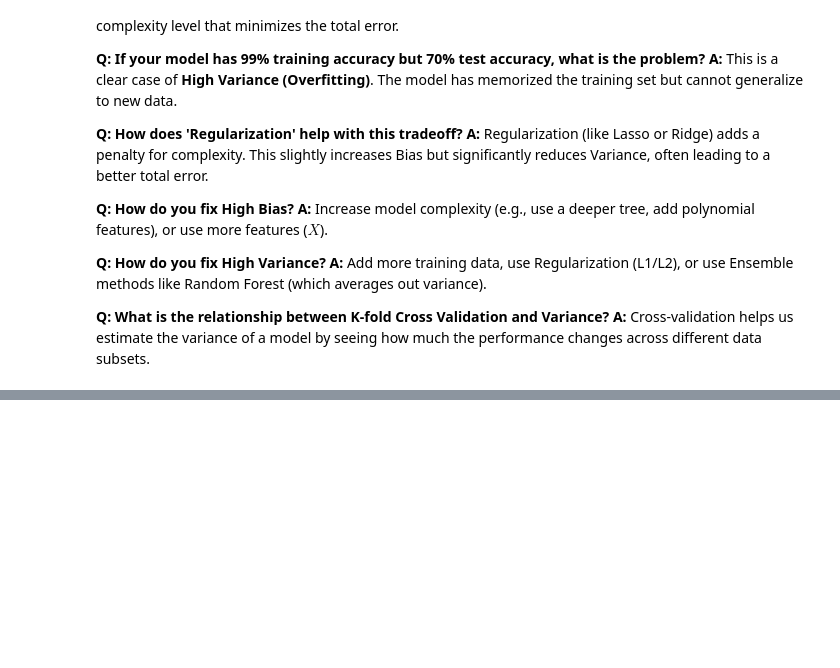
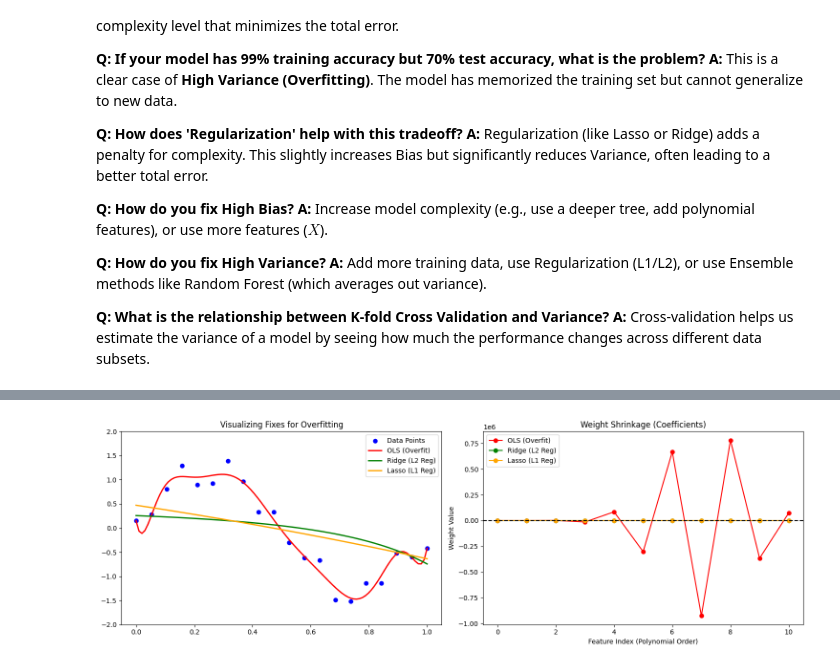
Before and after one commit to rsys-adsingh/Machine-Learning, a Jupyter notebook: study/Chapter_4.ipynb, the cells around one changed output, grey strips where cells are left out. Drawn from its saved outputs; the diff is of its cells as text; code cells hidden in the pictures; blank space fills up the shorter version.

```diff
--- a/study/Chapter_4.ipynb
+++ b/study/Chapter_4.ipynb
@@ -971,0 +1147,49 @@ plt.show()
+# %%
+import numpy as np
+import matplotlib.pyplot as plt
+from sklearn.linear_model import Ridge, Lasso, LinearRegression
+from sklearn.preprocessing import PolynomialFeatures
+
+# 1. Setup Data with a clear 'signal' and 'noise'
+np.random.seed(42)
+X_val = np.linspace(0, 1, 20).reshape(-1, 1)
+y_val = np.sin(2 * np.pi * X_val).ravel() + np.random.normal(0, 0.3, X_val.shape[0])
+
+# 2. Fit models with Degree 10 Polynomials
+poly = PolynomialFeatures(degree=10)
+X_poly = poly.fit_transform(X_val)
+
+models = [
+    ('OLS (Overfit)', LinearRegression(), 'red'),
+    ('Ridge (L2 Reg)', Ridge(alpha=10), 'green'),
+    ('Lasso (L1 Reg)', Lasso(alpha=0.1), 'orange')
+]
+
+plt.figure(figsize=(15, 5))
+
+# Subplot 1: Predictions
+plt.subplot(1, 2, 1)
+plt.scatter(X_val, y_val, color='blue', label='Data Points')
+X_range = np.linspace(0, 1, 100).reshape(-1, 1)
+for name, model, color in models:
+    model.fit(X_poly, y_val)
+    y_plot = model.predict(poly.transform(X_range))
+    plt.plot(X_range, y_plot, label=name, color=color, linewidth=2)
+plt.ylim(-2, 2)
+plt.title("Visualizing Fixes for Overfitting")
+plt.legend()
+
+# Subplot 2: Coefficient Magnitude (The 'Why')
+plt.subplot(1, 2, 2)
+for name, model, color in models:
+    plt.plot(model.coef_, 'o-', label=name, color=color)
+plt.axhline(0, color='black', linestyle='--')
+plt.title("Weight Shrinkage (Coefficients)")
+plt.xlabel("Feature Index (Polynomial Order)")
+plt.ylabel("Weight Value")
+plt.legend()
+
+plt.tight_layout()
+plt.show()
+# %% [output]
+[figure, added]
```
Also changed, not shown: parts of 11 cells of this notebook.
